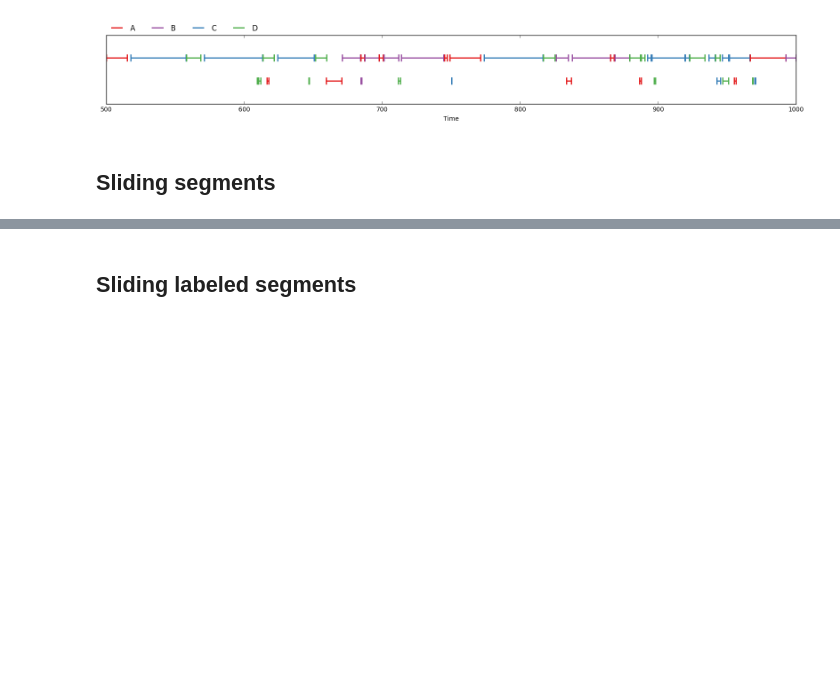
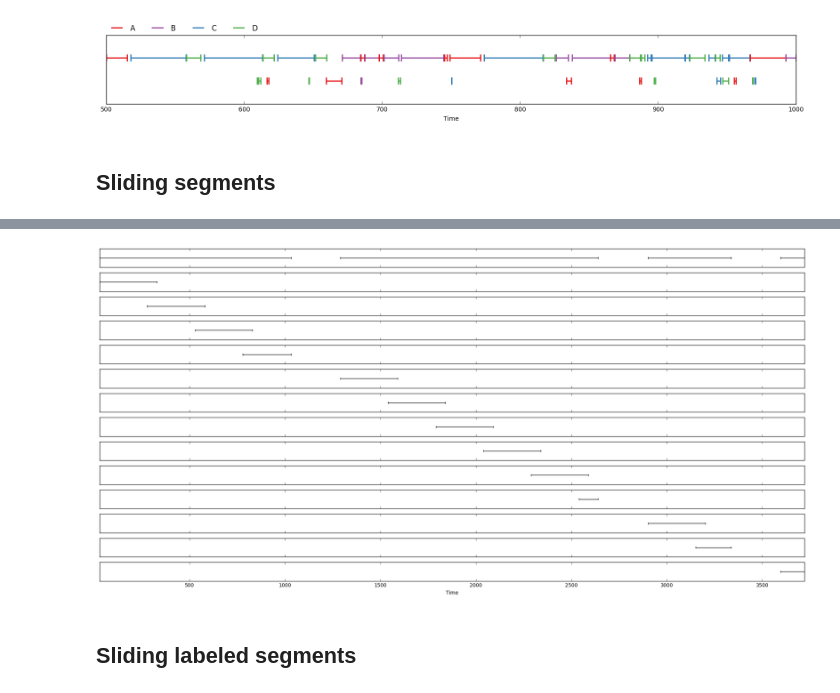
Before and after one commit to pyannote/DEPRECATED-pyannote-generators, a Jupyter notebook: doc/Visualization of fragment generators.ipynb, the cells around one changed output, grey strips where cells are left out. Saved outputs shown, nothing was run; the diff lists cells and outputs as text; code cells hidden in the pictures; blank space fills up the shorter version.

```diff
--- a/doc/Visualization of fragment generators.ipynb
+++ b/doc/Visualization of fragment generators.ipynb
@@ -48,3 +48,9 @@ plot_segment_generator(timeline, generator, N=10)
+# %%
+factory = SlidingSegments(duration=300, min_duration=10, step=250)
+generator = factory.iter_segments(timeline)
+plot_segment_generator(timeline, generator, N=13)
+# %% [output]
+[figure, added]
 # %% [markdown]
 ## Sliding labeled segments
 # %%
```
Also changed, not shown: parts of 3 cells of this notebook, 1 other file.
